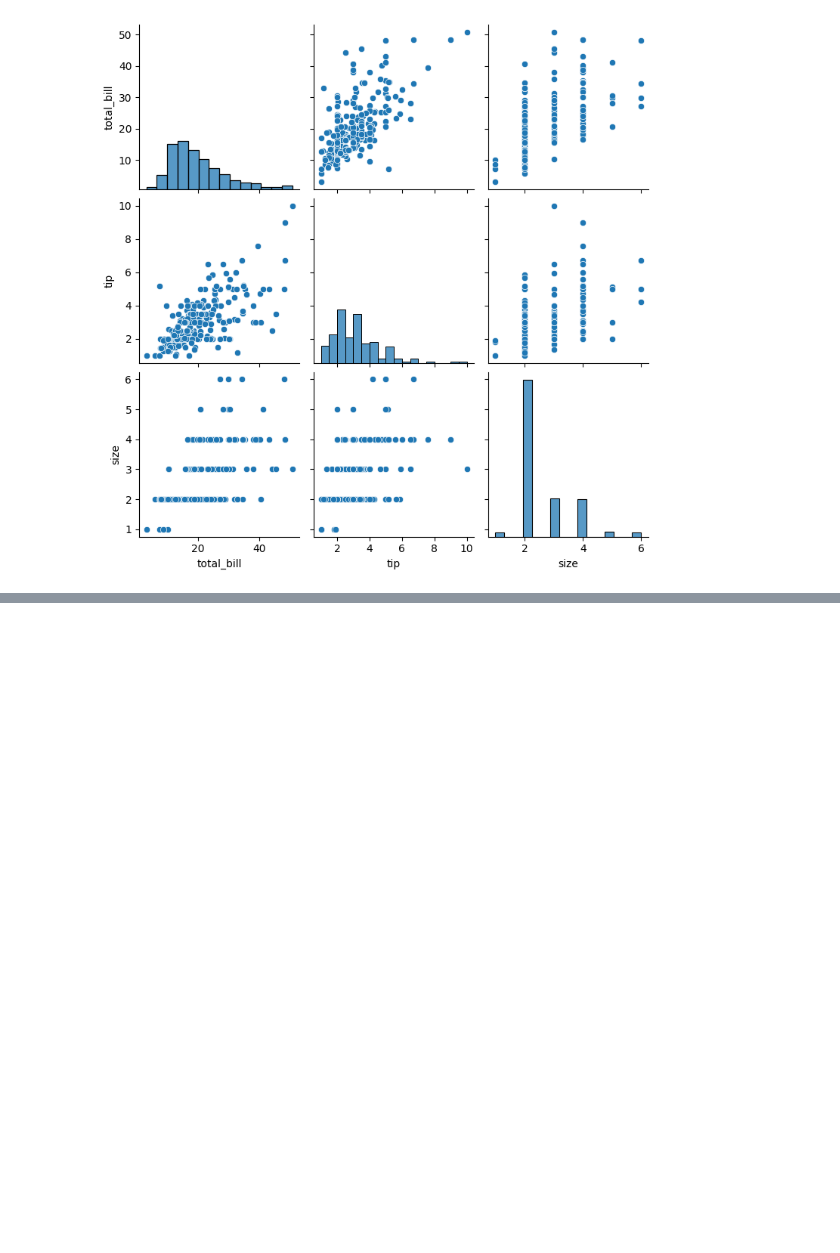
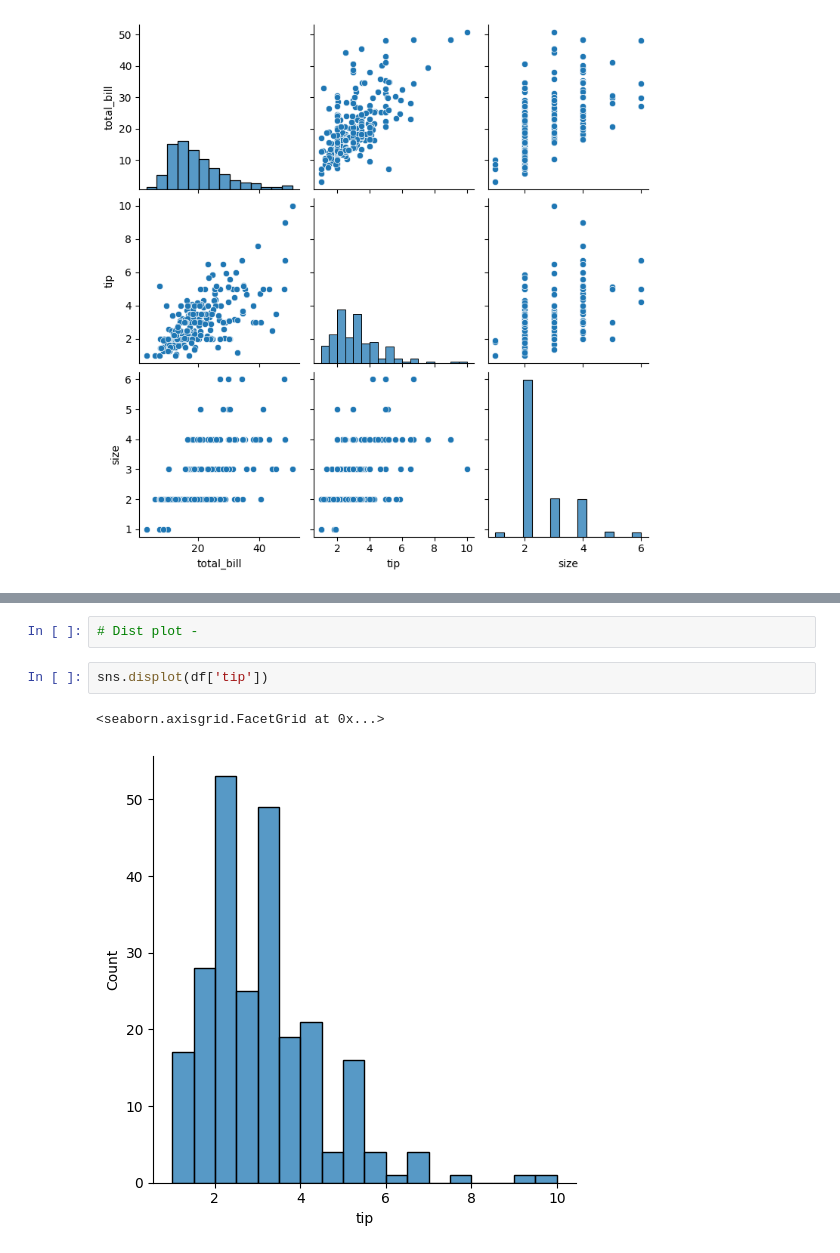
Before and after one commit to dipakwanere/all-about-python-for-ml, a Jupyter notebook: visualization.ipynb, the cells around one changed output, grey strips where cells are left out. Saved outputs shown, nothing was run; the diff lists cells and outputs as text; blank space fills up the shorter version.

```diff
--- a/visualization.ipynb
+++ b/visualization.ipynb
@@ -128,0 +164,7 @@ sns.pairplot(data=df)
+# %%
+# Dist plot -
+# %%
+sns.displot(df['tip'])
+# %% [output]
+<seaborn.axisgrid.FacetGrid at 0x...>
+[figure, added]
```
Also changed, not shown: parts of 12 cells of this notebook.
